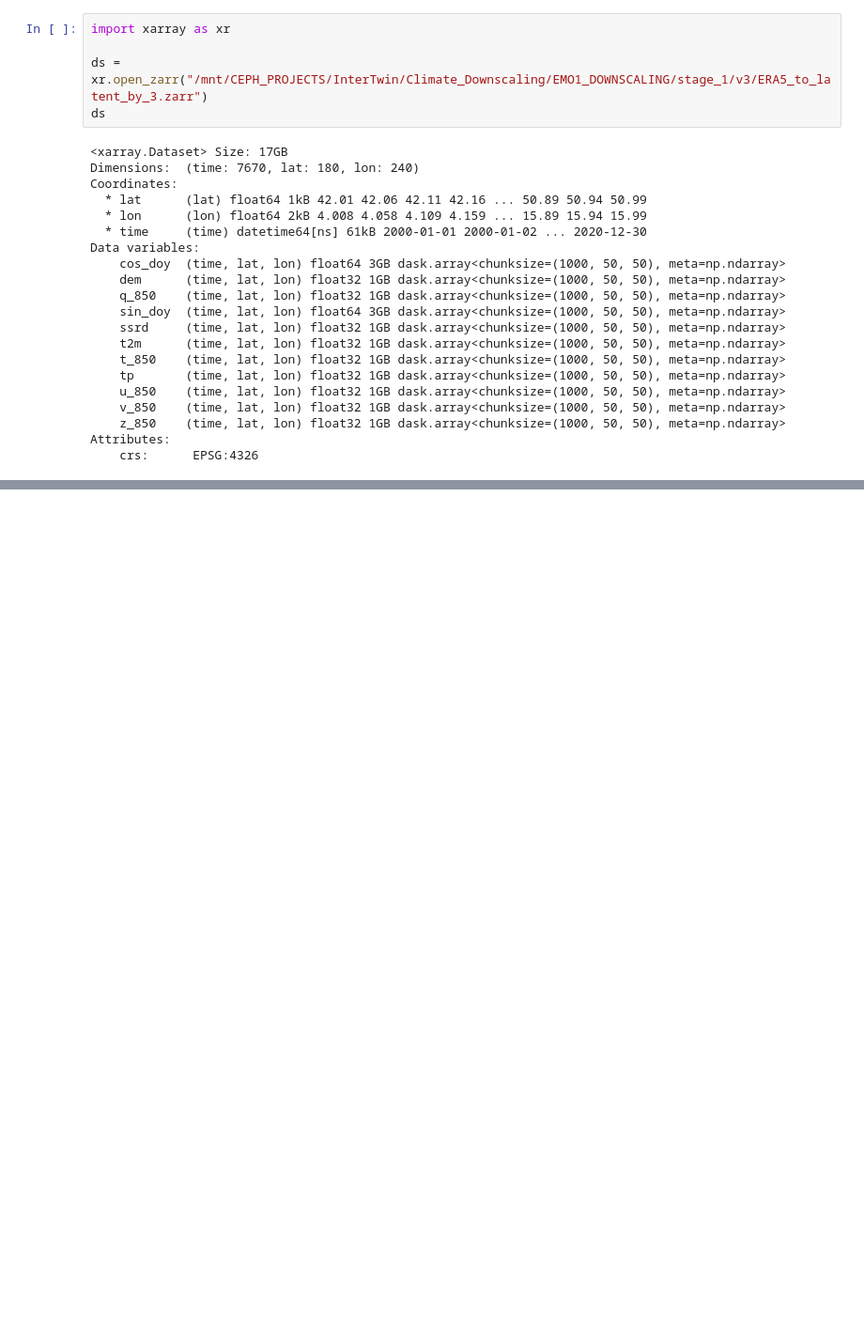
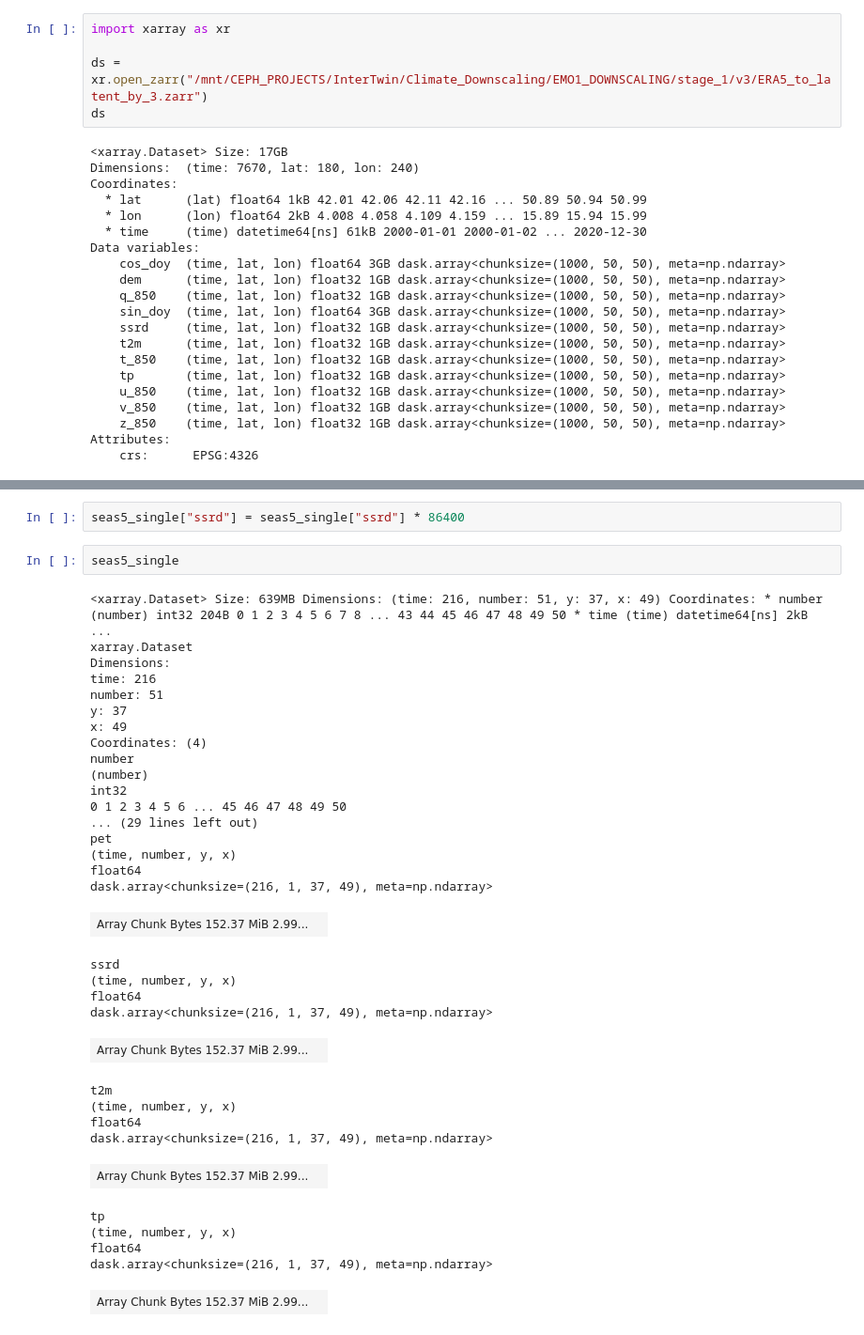
Before and after one commit to interTwin-eu/downScaleML, a Jupyter notebook: downscaleml/main/preprocessing/dem_reducer_SEAS5.ipynb, the cells around one changed output, grey strips where cells are left out. Shown at 94% size. Cells and saved outputs as stored; diff of their text form; blank space fills up the shorter version.

```diff
--- a/downscaleml/main/preprocessing/dem_reducer_SEAS5.ipynb
+++ b/downscaleml/main/preprocessing/dem_reducer_SEAS5.ipynb
@@ -905,0 +1010,38 @@ Attributes:
+# %%
+seas5_single["ssrd"] = seas5_single["ssrd"] * 86400
+# %%
+seas5_single
+# %% [output]
+<xarray.Dataset> Size: 639MB Dimensions: (time: 216, number: 51, y: 37, x: 49) Coordinates: * number (number) int32 204B 0 1 2 3 4 5 6 7 8 ... 43 44 45 46 47 48 49 50 * time (time) datetime64[ns] 2kB  ...
+xarray.Dataset
+Dimensions:
+time: 216
+number: 51
+y: 37
+x: 49
+Coordinates: (4)
+number
+(number)
+int32
+0 1 2 3 4 5 6 ... 45 46 47 48 49 50
+... (29 lines left out)
+pet
+(time, number, y, x)
+float64
+dask.array<chunksize=(216, 1, 37, 49), meta=np.ndarray>
+| Array Chunk Bytes 152.37 MiB 2.99... |  |
+ssrd
+(time, number, y, x)
+float64
+dask.array<chunksize=(216, 1, 37, 49), meta=np.ndarray>
+| Array Chunk Bytes 152.37 MiB 2.99... |  |
+t2m
+(time, number, y, x)
+float64
+dask.array<chunksize=(216, 1, 37, 49), meta=np.ndarray>
+| Array Chunk Bytes 152.37 MiB 2.99... |  |
+tp
+(time, number, y, x)
+float64
+dask.array<chunksize=(216, 1, 37, 49), meta=np.ndarray>
+| Array Chunk Bytes 152.37 MiB 2.99... |  |
```
Also changed, not shown: parts of 8 cells of this notebook, 9 other files.
